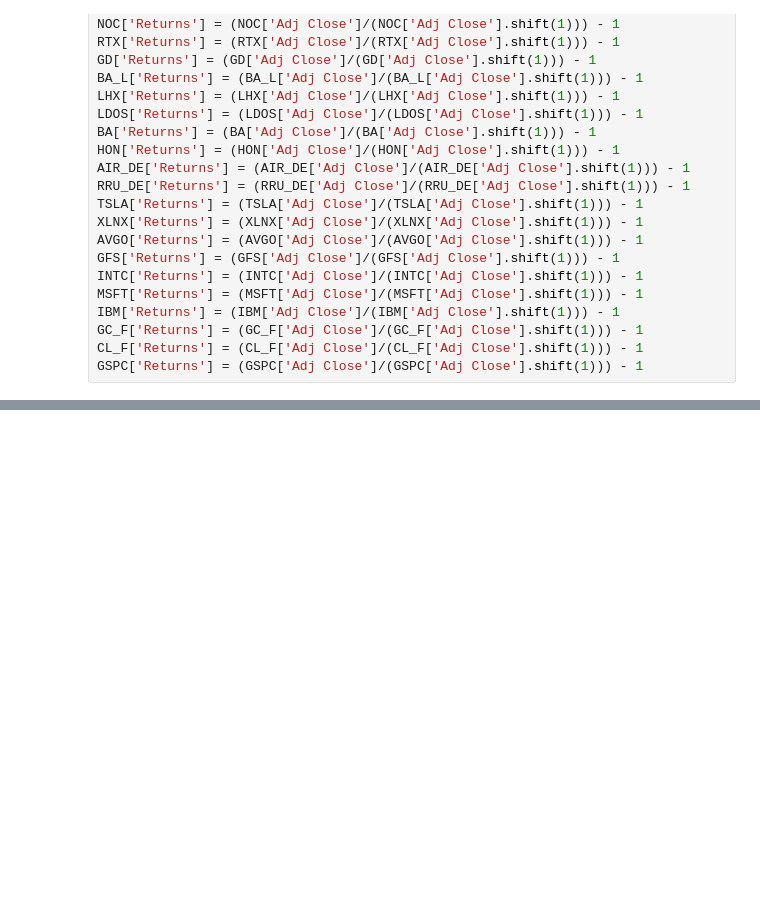
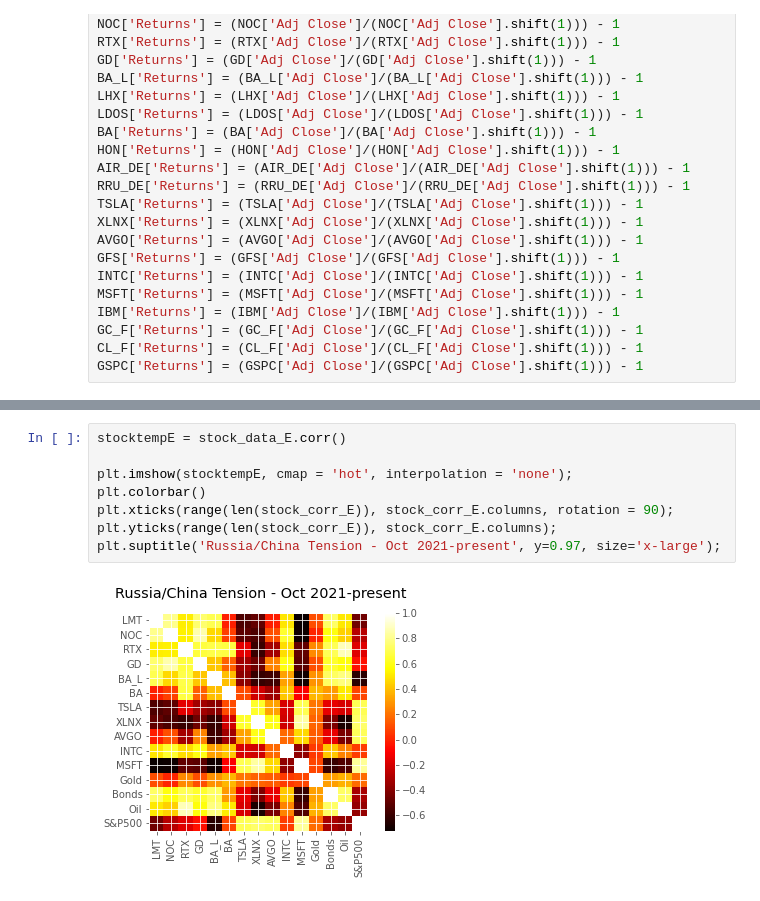
Before and after one commit to zchap40/Project1, a Jupyter notebook: Sadek_DefenseStocks_Project1.ipynb, the cells around one changed output, grey strips where cells are left out. Cells and saved outputs as stored; diff of their text form; blank space fills up the shorter version.

Commit message:
Presentation2

```diff
--- a/Sadek_DefenseStocks_Project1.ipynb
+++ b/Sadek_DefenseStocks_Project1.ipynb
@@ -738,0 +739,10 @@ plt.suptitle('Russia/China Tension - Oct 2021-present', y=0.95, size='x-large');
+# %%
+stocktempE = stock_data_E.corr()
+
+plt.imshow(stocktempE, cmap = 'hot', interpolation = 'none');
+plt.colorbar()
+plt.xticks(range(len(stock_corr_E)), stock_corr_E.columns, rotation = 90);
+plt.yticks(range(len(stock_corr_E)), stock_corr_E.columns);
+plt.suptitle('Russia/China Tension - Oct 2021-present', y=0.97, size='x-large');
+# %% [output]
+[figure, added]
```
Also changed, not shown: parts of 10 cells of this notebook, 7 other files.
